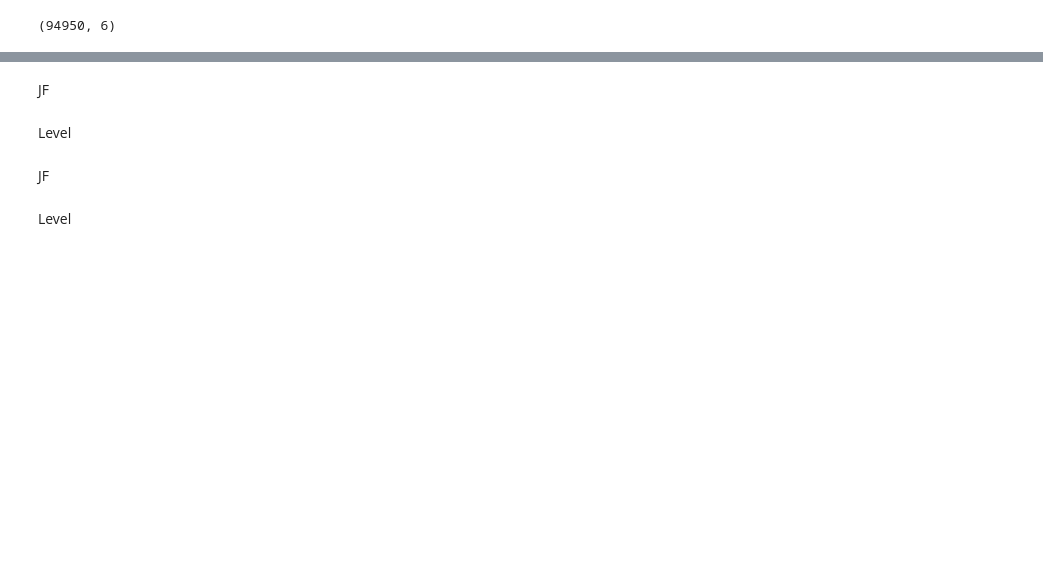
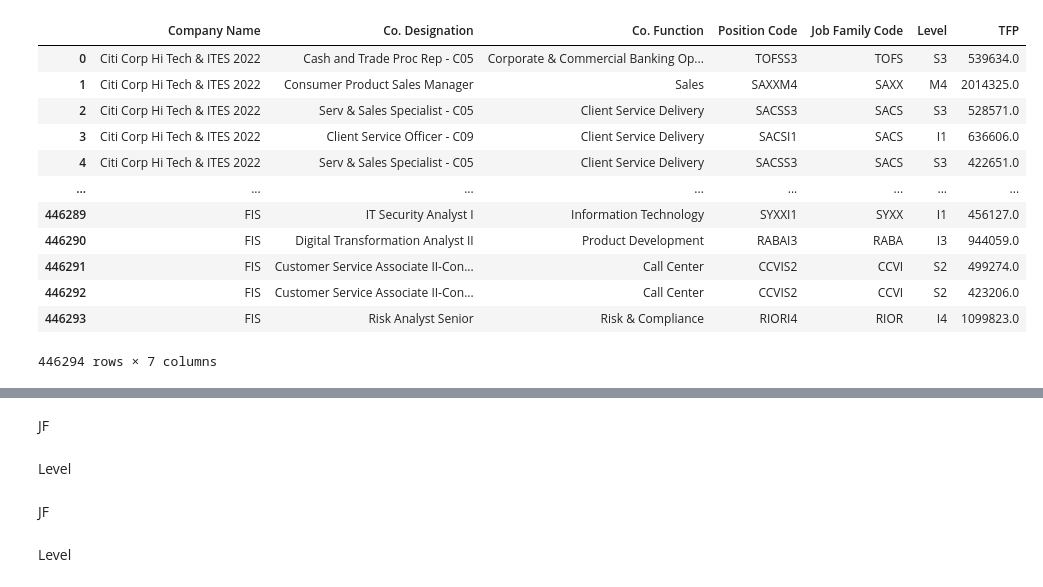
Before and after one commit to LazyHooks/Aon_Optimus, a Jupyter notebook: optimus_v5.16.ipynb, the cells around one changed output, grey strips where cells are left out. Saved outputs shown, nothing was run; the diff lists cells and outputs as text; code cells hidden in the pictures; blank space fills up the shorter version.

```diff
--- a/optimus_v5.16.ipynb
+++ b/optimus_v5.16.ipynb
@@ -2,8 +2,22 @@
 <a href="https://colab.research.google.com/github/LazyHooks/Optimus/blob/main/optimus_v5.16.ipynb" target="_parent"><img src="https://colab.research.google.com/assets/colab-badge.svg" alt="Open In Colab"/></a>
 # %%
 import pandas as pd
-# %%
-df = pd.read_csv('Train.csv')
-df.shape
-# %% [output]
-(94950, 6)
+# %%
+a=pd.read_excel('ITES 1.xlsx')
+b=pd.read_excel('ITES 2.xlsx')
+c=pd.read_excel('ITES 3.xlsx')
+a
+# %% [output]
+|  | Company Name | Co. Designation | Co. Function | Position Code | Job Family Code | Level | TFP |
+| 0 | Citi Corp Hi Tech & ITES 2022 | Cash and Trade Proc Rep - C05 | Corporate & Commercial Banking Op... | TOFSS3 | TOFS | S3 | 539634.0 |
+| 1 | Citi Corp Hi Tech & ITES 2022 | Consumer Product Sales Manager | Sales | SAXXM4 | SAXX | M4 | 2014325.0 |
+| 2 | Citi Corp Hi Tech & ITES 2022 | Serv & Sales Specialist - C05 | Client Service Delivery | SACSS3 | SACS | S3 | 528571.0 |
+| 3 | Citi Corp Hi Tech & ITES 2022 | Client Service Officer - C09 | Client Service Delivery | SACSI1 | SACS | I1 | 636606.0 |
+| 4 | Citi Corp Hi Tech & ITES 2022 | Serv & Sales Specialist - C05 | Client Service Delivery | SACSS3 | SACS | S3 | 422651.0 |
+| ... | ... | ... | ... | ... | ... | ... | ... |
+| 446289 | FIS | IT Security Analyst I | Information Technology | SYXXI1 | SYXX | I1 | 456127.0 |
+| 446290 | FIS | Digital Transformation Analyst II | Product Development | RABAI3 | RABA | I3 | 944059.0 |
+| 446291 | FIS | Customer Service Associate II-Con... | Call Center | CCVIS2 | CCVI | S2 | 499274.0 |
+| 446292 | FIS | Customer Service Associate II-Con... | Call Center | CCVIS2 | CCVI | S2 | 423206.0 |
+| 446293 | FIS | Risk Analyst Senior | Risk & Compliance | RIORI4 | RIOR | I4 | 1099823.0 |
+446294 rows × 7 columns
```
Also changed, not shown: parts of 17 cells of this notebook.
